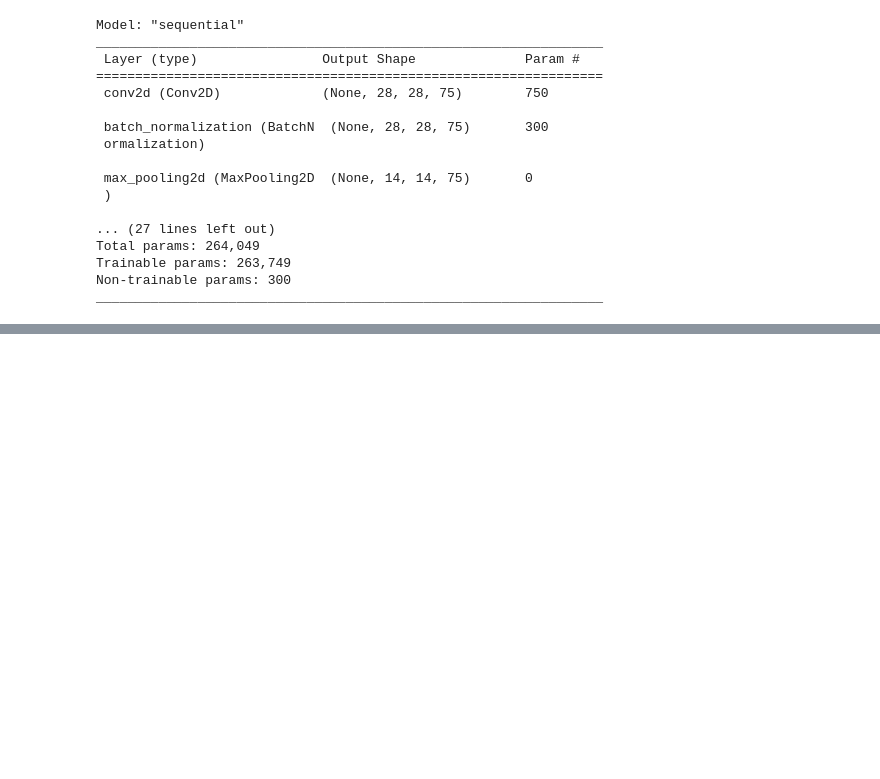
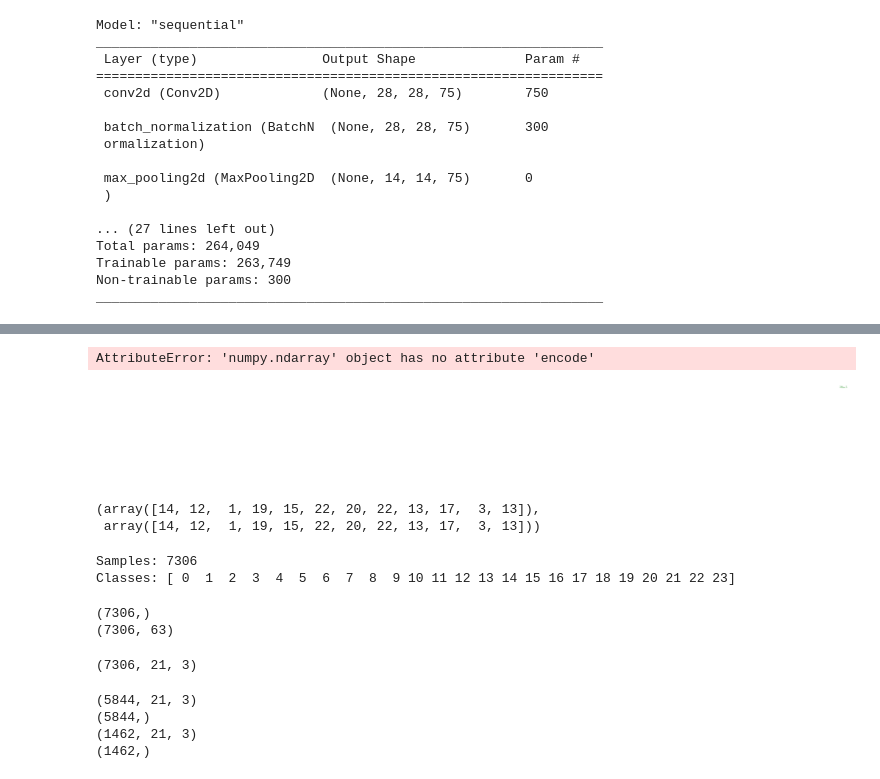
Before and after one commit to TjarkGerken/ml_intro_project, a Jupyter notebook: sign-language-recognision.ipynb, the cells around one changed output, grey strips where cells are left out. Saved outputs shown, nothing was run; the diff lists cells and outputs as text; code cells hidden in the pictures; blank space fills up the shorter version.

Commit message:
german also works

```diff
--- a/sign-language-recognision.ipynb
+++ b/sign-language-recognision.ipynb
@@ -135,8 +177,7 @@ from keras.models import load_model
 
 model = load_model('smnist.h5')
 
-
-amount_of_samples = 500
+amount_of_samples = 12
 
 # Pick 10 random images for test data set
 random.seed(3) # to make this deterministic
@@ -172,6 +197,7 @@ array([14, 12,  1, 19, 15, 22, 20, 22, 13, 17,  3, 13,  1,  4,  5, 11, 21,
 # %%
 # Display the predictions and the ground truth visually.
-def display_prediction (images, true_labels, predicted_labels):
+
+def display_prediction (images, true_labels, predicted_labels, svg: bool = False):
     fig = plt.figure(figsize=(20, amount_of_samples +10))
     for i in range(len(true_labels)):
         truth = true_labels[i]
@@ -181,6 +207,17 @@ def display_prediction (images, true_labels, predicted_labels):
         color='green' if truth == prediction else 'red'
         plt.text(30, 10, "Truth:        {0}\nPrediction: {1}".format(truth, prediction),
                  fontsize=12, color=color)
-        plt.imshow(images[i])
+        if not svg:
+            plt.imshow(images[i])
+        else:
+            skunk.display(images[i])
 # %%
-display_prediction(sample_images, ground_truth, predicted_categories)
+display_prediction(sample_images, ground_truth, predicted_categories, True)
+# %% [output]
+AttributeError: 'numpy.ndarray' object has no attribute 'encode'
+[figure, added]
+# %%
+ground_truth, predicted_categories
+# %% [output]
+(array([14, 12,  1, 19, 15, 22, 20, 22, 13, 17,  3, 13]),
+ array([14, 12,  1, 19, 15, 22, 20, 22, 13, 17,  3, 13]))
@@ -186,0 +238,39 @@ display_prediction(sample_images, ground_truth, predicted_categories)
+# %%
+num_samples = len(german_data)
+classes = pd.unique(german_data.label)
+print(f'Samples: {num_samples}')
+print(f'Classes: {classes}')
+# %% [output]
+Samples: 7306
+Classes: [ 0  1  2  3  4  5  6  7  8  9 10 11 12 13 14 15 16 17 18 19 20 21 22 23]
+# %%
+print(ds_y.shape)
+print(ds_x.shape)
+# %% [output]
+(7306,)
+(7306, 63)
+# %%
+num_samples = ds_x.shape[0]
+dim = 3
+landmarks = 21 # Orignal 21
+test = 10
+ds_x = ds_x.reshape((num_samples, landmarks, dim))
+print(ds_x.shape)
+# %% [output]
+(7306, 21, 3)
+# %%
+from sklearn.model_selection import train_test_split
+x_train, x_test, y_train, y_test = train_test_split(ds_x, ds_y, test_size=0.2, random_state=42)
+
+
+
+
+print(x_train.shape)
+print(y_train.shape)
+print(x_test.shape)
+print(y_test.shape)
+# %% [output]
+(5844, 21, 3)
+(5844,)
+(1462, 21, 3)
+(1462,)
```
Also changed, not shown: parts of 14 cells of this notebook, 2 other files.
